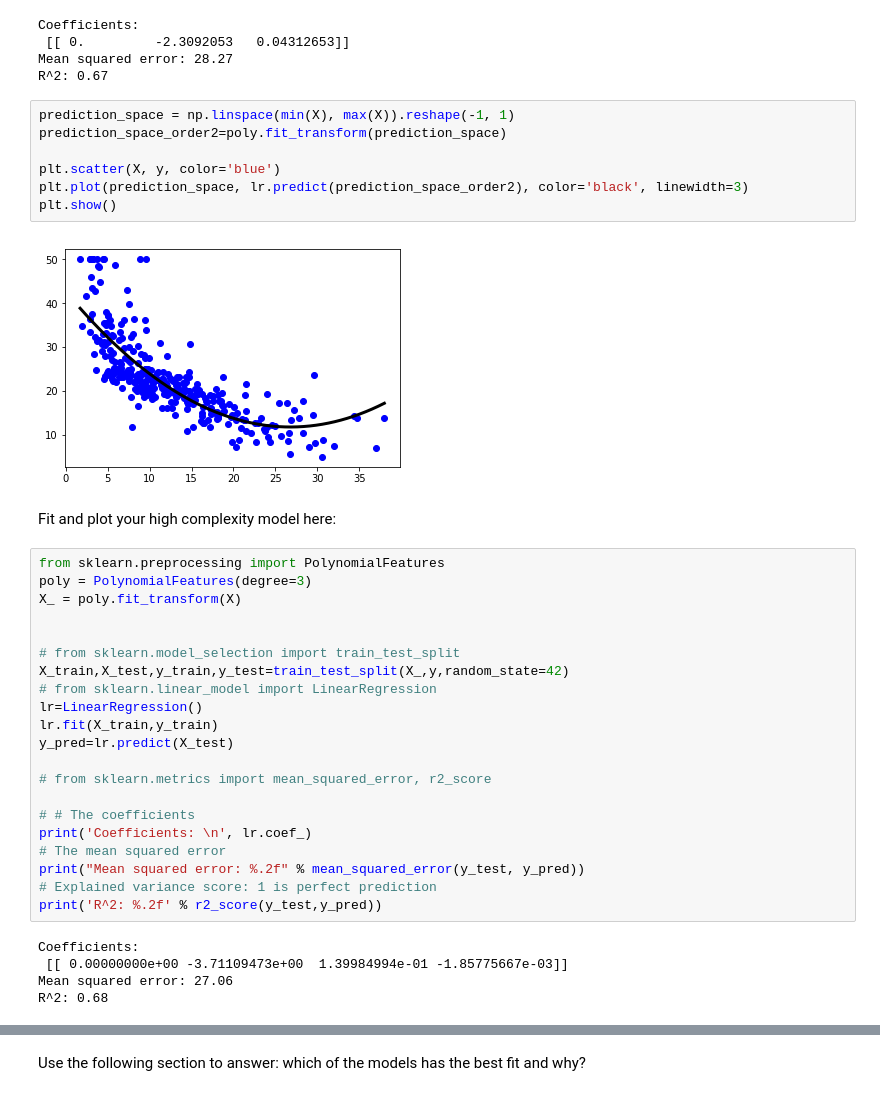
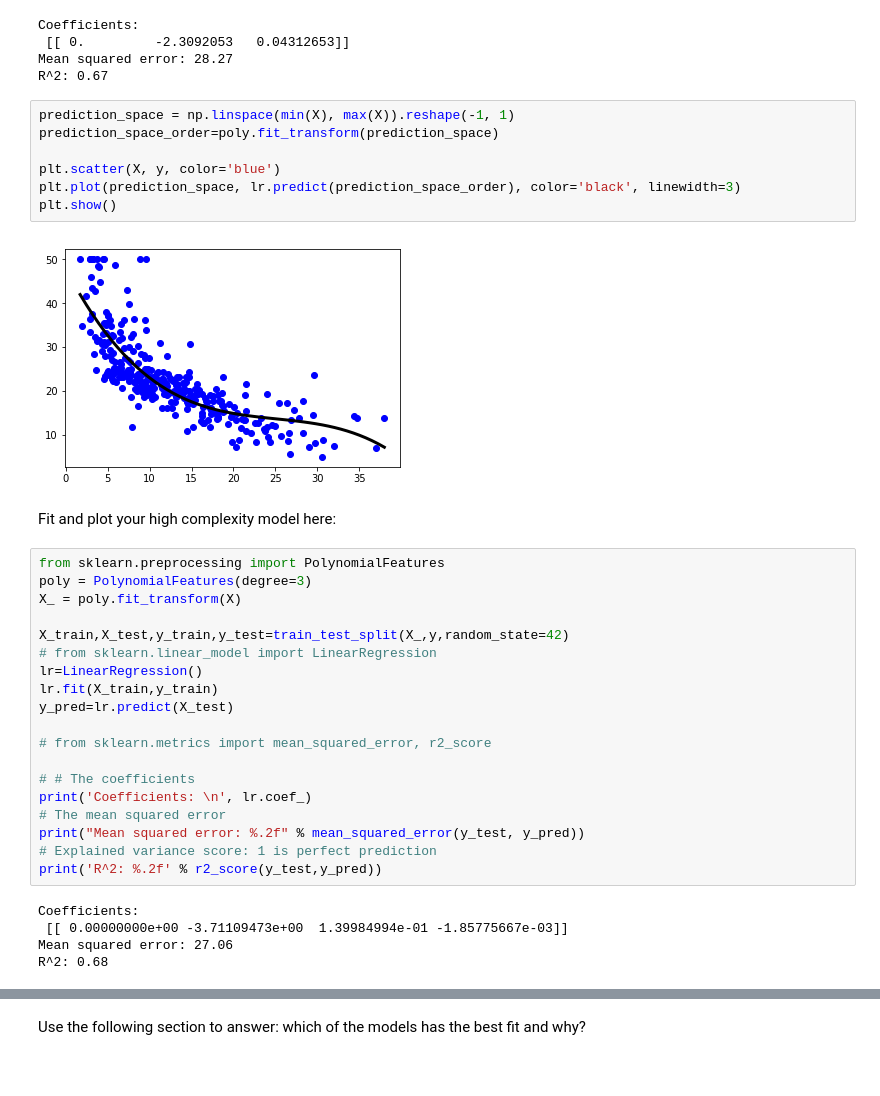
Before and after one commit to hanifa2102/AIAP_week2, a Jupyter notebook: Week 2 - Statistical Learning - Release.ipynb, the cells around one changed output, grey strips where cells are left out. Cells and saved outputs as stored; diff of their text form.

```diff
--- a/Week 2 - Statistical Learning - Release.ipynb
+++ b/Week 2 - Statistical Learning - Release.ipynb
@@ -168,13 +148,13 @@ Mean squared error: 28.27
 R^2: 0.67
 # %%
 prediction_space = np.linspace(min(X), max(X)).reshape(-1, 1)
-prediction_space_order2=poly.fit_transform(prediction_space)
+prediction_space_order=poly.fit_transform(prediction_space)
 
 plt.scatter(X, y, color='blue')
-plt.plot(prediction_space, lr.predict(prediction_space_order2), color='black', linewidth=3)
+plt.plot(prediction_space, lr.predict(prediction_space_order), color='black', linewidth=3)
 plt.show()
 # %% [output]
-[figure, old version]
+[figure, new version]
 # %% [markdown]
 Fit and plot your high complexity model here:
 # %%
@@ -182,8 +162,6 @@ from sklearn.preprocessing import PolynomialFeatures
 poly = PolynomialFeatures(degree=3)
 X_ = poly.fit_transform(X)
 
-
-# from sklearn.model_selection import train_test_split
 X_train,X_test,y_train,y_test=train_test_split(X_,y,random_state=42)
 # from sklearn.linear_model import LinearRegression
 lr=LinearRegression()
```
Also changed, not shown: parts of 25 cells of this notebook, 1 other file.
